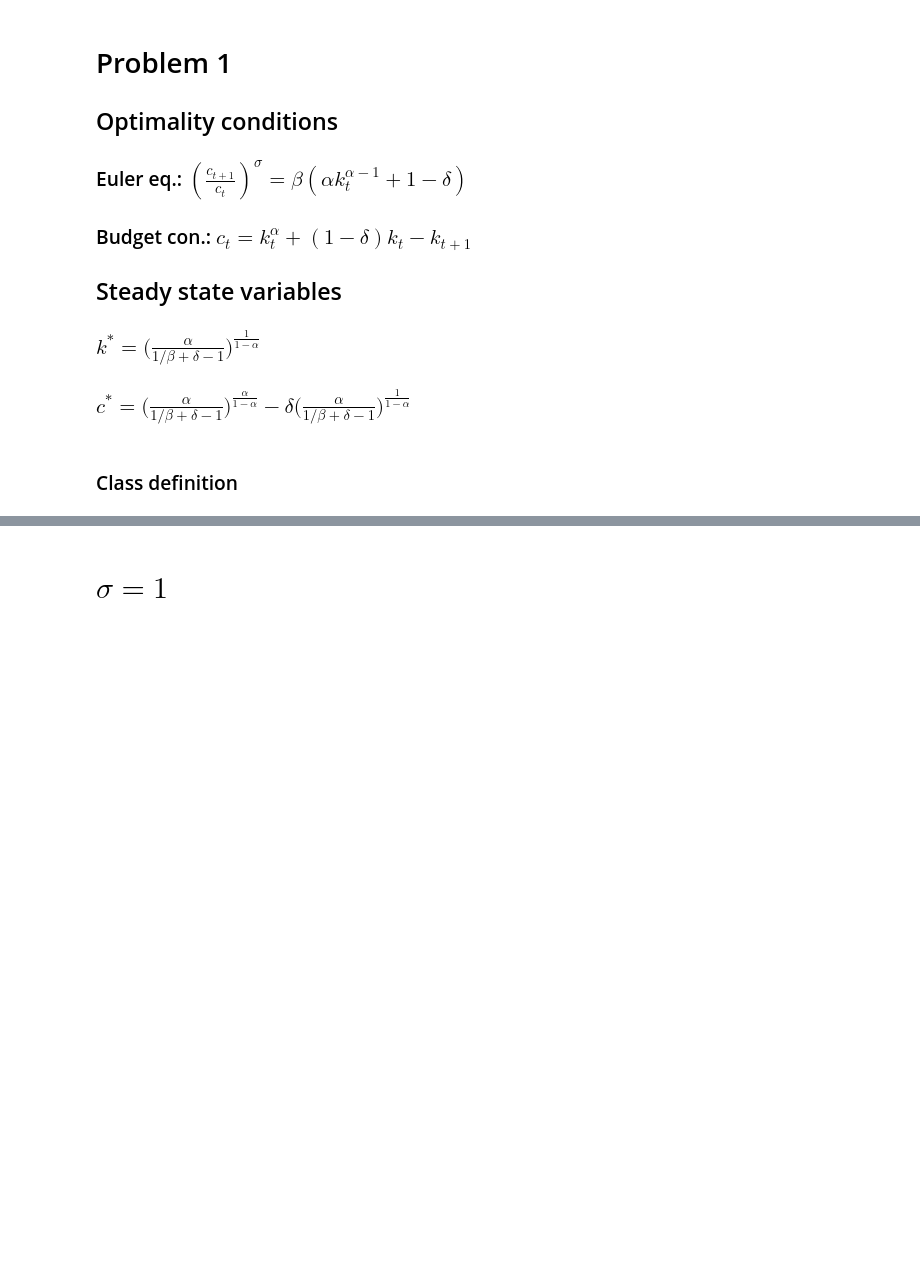
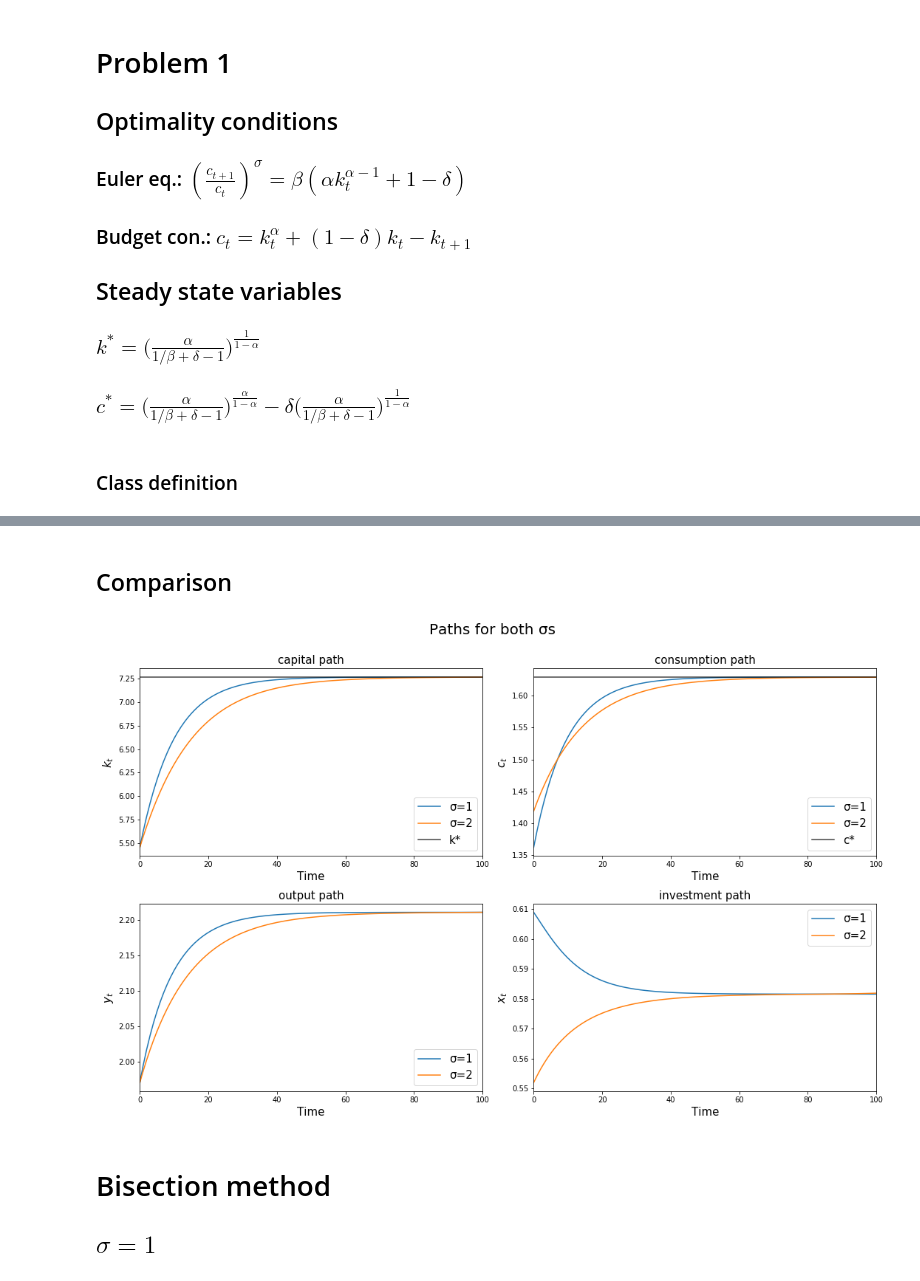
Before and after one commit to RadekDickinson/Macroeconomics_1, a Jupyter notebook: Problem_set_2.ipynb, the cells around one changed output, grey strips where cells are left out. Cells and saved outputs as stored; diff of their text form; code cells hidden in the pictures; blank space fills up the shorter version.

```diff
--- a/Problem_set_2.ipynb
+++ b/Problem_set_2.ipynb
@@ -123,2 +211,49 @@ def plot_results(mod, T=100):
+# %% [markdown]
+## Comparison
+# %%
+# PREPARING DATA
+T=100
+time = np.linspace(0, T, T+1)
+
+df = pd.DataFrame(index=time)
+
+df['cap_1'], df['cap_2'] = mod1.paths[0], mod2.paths[0]
+df['cons_1'], df['cons_2'] = mod1.paths[1], mod2.paths[1]
+df['out_1'], df['out_2'] = mod1.paths[2], mod2.paths[2]
+df['inv_1'], df['inv_2'] = mod1.paths[3], mod2.paths[3]
+
+colnames = [['cap_1', 'cap_2'], ['cons_1', 'cons_2'], ['out_1', 'out_2'], ['inv_1', 'inv_2']]
+
+# PLOT IT!!!
+fig, (ax12, ax34) = plt.subplots(2,2, figsize=(15,9))
+axes = np.append(ax12, ax34)
+
+labels = ['capital path', 'consumption path', 'output path', 'investment path']
+ylabels = ['$k_t$', '$c_t$', '$y_t$', '$x_t$']
+time = np.linspace(0, T, T+1)
+
+fig.suptitle(f'Paths for both σs', fontsize=20, y=1.05)
+
+for i, ax in enumerate(axes):
+
+    df_help = df[colnames[i]]
+    df_help.columns=['σ=1', 'σ=2']
+    df_help.plot(ax=ax)
+
+    if i==0:
+        ax.axhline(y=mod1.k_star, alpha=0.75, label='k*', color = 'black')
+    elif i==1:
+        ax.axhline(y=mod1.c_star, alpha=0.75, label='c*', color = 'black')
+
+    ax.set_xlabel('Time', fontsize=15)
+    ax.set_ylabel(ylabels[i], fontsize=15)
+    ax.set_title(labels[i], fontsize=15)
+    ax.legend(fontsize=15)
+
+plt.tight_layout()
+plt.show()
+# %% [output]
+[figure, added]
 # %% [markdown]
-# $\sigma = 1$
+# Bisection method
+## $\sigma=1$
```
Also changed, not shown: parts of 14 cells of this notebook.
